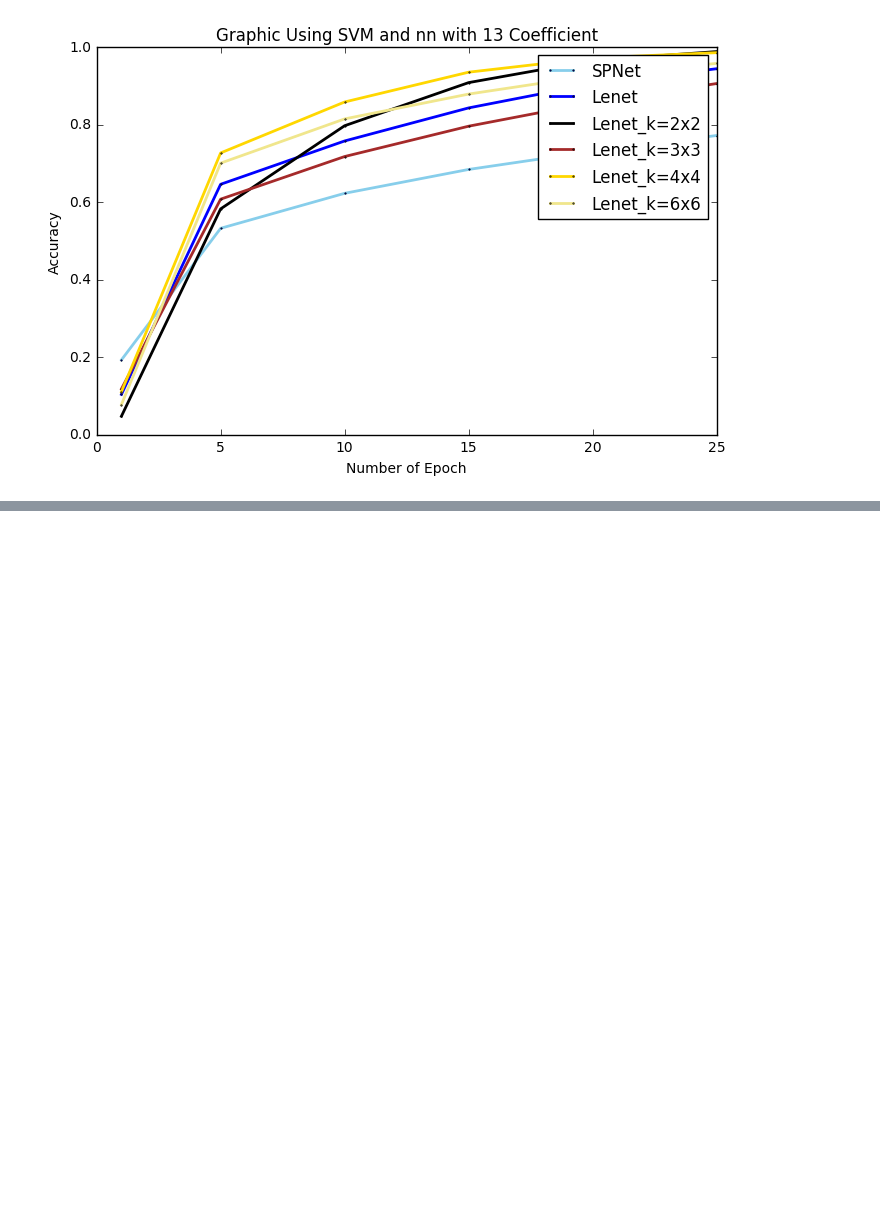
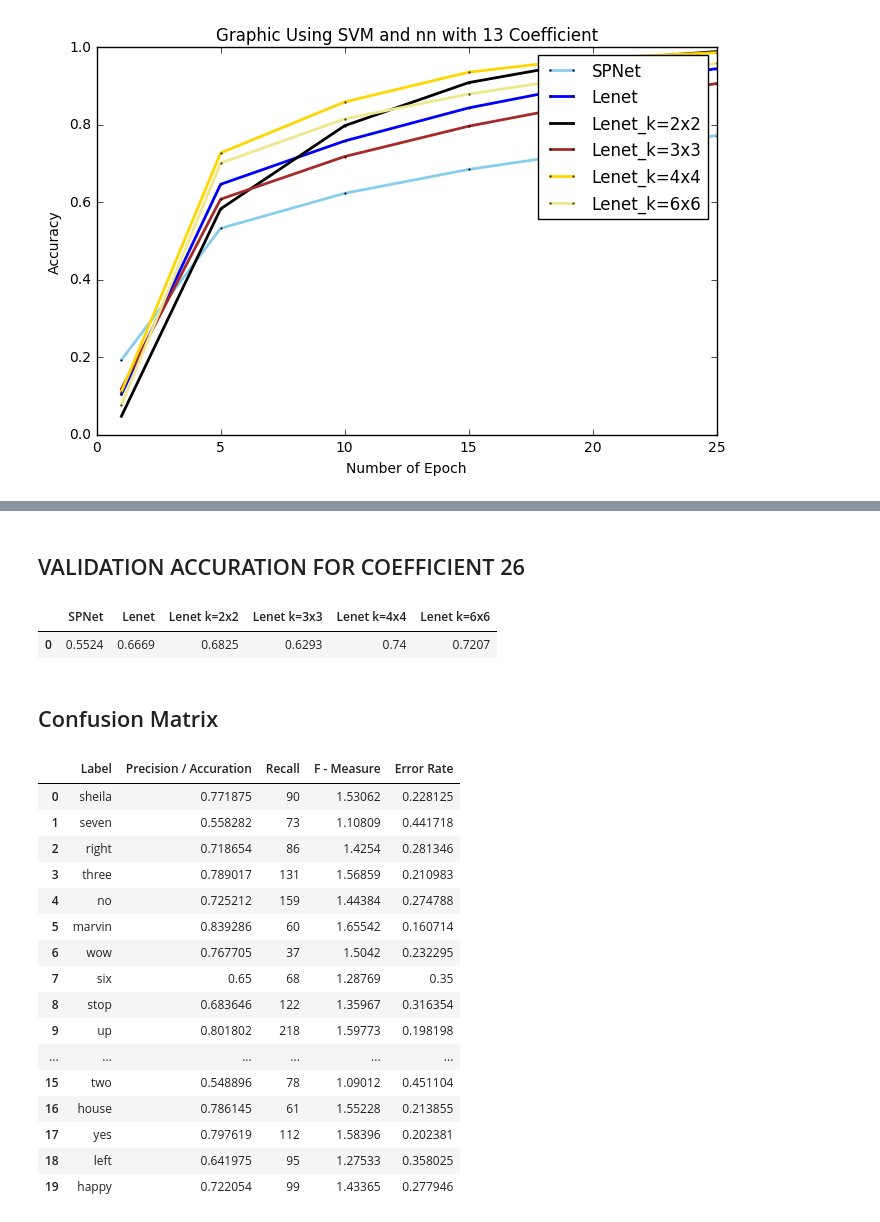
Before and after one commit to iss14036/Single-Word-Recognition-with-CNN, a Jupyter notebook: CNN.ipynb, the cells around one changed output, grey strips where cells are left out. Drawn from its saved outputs; the diff is of its cells as text; code cells hidden in the pictures; blank space fills up the shorter version.

```diff
--- a/CNN.ipynb
+++ b/CNN.ipynb
@@ -578,0 +618,7 @@ tabel_acc26
+# %% [markdown]
+## VALIDATION ACCURATION FOR COEFFICIENT 26
+# %%
+tabel_acc26_val
+# %% [output]
+|  | SPNet | Lenet | Lenet k=2x2 | Lenet k=3x3 | Lenet k=4x4 | Lenet k=6x6 |
+| 0 | 0.5524 | 0.6669 | 0.6825 | 0.6293 | 0.74 | 0.7207 |
@@ -578,0 +634,56 @@ tabel_acc26
+# %%
+count = 0
+for i in range(0,6800):
+    sample = X_test[i].reshape(1, feature_dim_1, feature_dim_2, channel)
+    prediction = get_labels()[0][np.argmax(model_k4.predict(sample))]
+    real = get_labels()[0][np.argmax(y_test_hot[i])]
+    if (real == prediction):
+        count+=1
+        tp[real]+=1
+    else:
+        fn[prediction]+=1
+        fp[real]+=1
+# %%
+precision = {}
+recall = {}
+f1 = {}
+accurationn = {}
+error_rate = {}
+for i in labels:
+    precision[i] = 0
+    recall[i] = 0
+    f1[i] = 0
+    error_rate[i] = 0
+# %%
+from __future__ import division
+for i in labels:
+    precision[i] = tp[i]/(tp[i]+fp[i])
+    recall[i] = tp[i]/(tp[i]/fn[i])
+    f1[i] = 2*(precision[i]*recall[i])/(precision[i]+recall[i])
+    error_rate[i] = 1-precision[i]
+# %%
+tabel_acc26_val = pd.DataFrame([precision.keys(),precision.values(),recall.values(),f1.values(),error_rate.values()])
+tabel_acc26_val = tabel_acc26_val.T
+tabel_acc26_val.columns = ['Label', 'Precision / Accuration', 'Recall', 'F - Measure','Error Rate']
+# %% [markdown]
+## Confusion Matrix
+# %%
+tabel_acc26_val
+# %% [output]
+|  | Label | Precision / Accuration | Recall | F - Measure | Error Rate |
+| 0 | sheila | 0.771875 | 90 | 1.53062 | 0.228125 |
+| 1 | seven | 0.558282 | 73 | 1.10809 | 0.441718 |
+| 2 | right | 0.718654 | 86 | 1.4254 | 0.281346 |
+| 3 | three | 0.789017 | 131 | 1.56859 | 0.210983 |
+| 4 | no | 0.725212 | 159 | 1.44384 | 0.274788 |
+| 5 | marvin | 0.839286 | 60 | 1.65542 | 0.160714 |
+| 6 | wow | 0.767705 | 37 | 1.5042 | 0.232295 |
+| 7 | six | 0.65 | 68 | 1.28769 | 0.35 |
+| 8 | stop | 0.683646 | 122 | 1.35967 | 0.316354 |
+| 9 | up | 0.801802 | 218 | 1.59773 | 0.198198 |
+| ... | ... | ... | ... | ... | ... |
+| 15 | two | 0.548896 | 78 | 1.09012 | 0.451104 |
+| 16 | house | 0.786145 | 61 | 1.55228 | 0.213855 |
+| 17 | yes | 0.797619 | 112 | 1.58396 | 0.202381 |
+| 18 | left | 0.641975 | 95 | 1.27533 | 0.358025 |
+| 19 | happy | 0.722054 | 99 | 1.43365 | 0.277946 |
```
Also changed, not shown: parts of 48 cells of this notebook.
